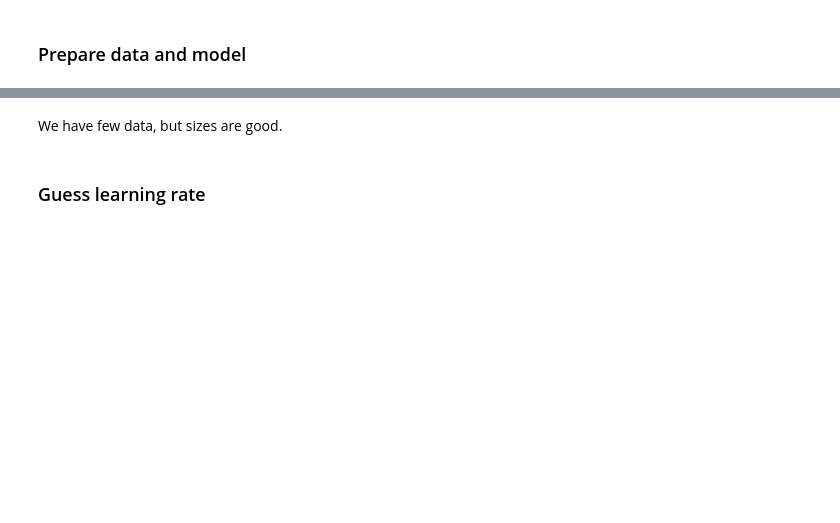
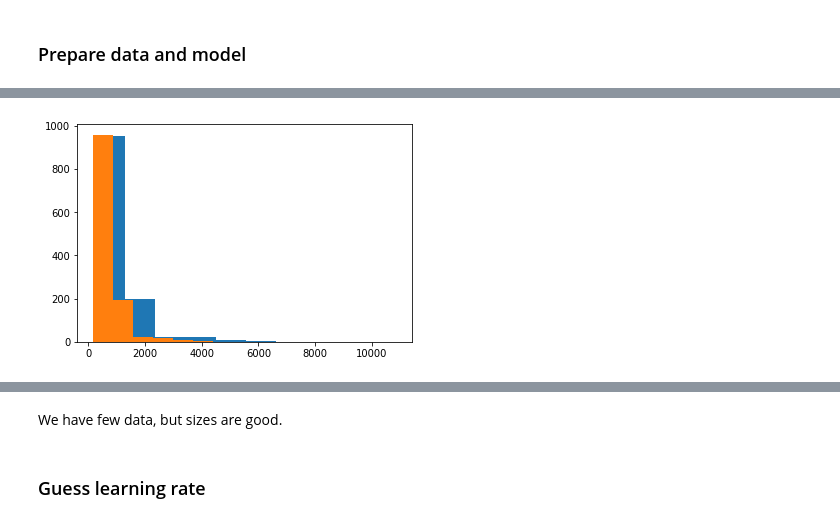
Before and after one commit to benoit-cty/deep_learning_tests, a Jupyter notebook: 011-Binary_Classification_747_vs_A380-full.ipynb, the cells around one changed output, grey strips where cells are left out. Drawn from its saved outputs; the diff is of its cells as text; code cells hidden in the pictures; blank space fills up the shorter version.

```diff
--- a/011-Binary_Classification_747_vs_A380-full.ipynb
+++ b/011-Binary_Classification_747_vs_A380-full.ipynb
@@ -117,7 +96,10 @@ How much input data do we get ?
 # %%
-# size_d = {k: PIL.Image.open(PATH+k).size for k in data.trn_ds.fnames}
-# row_sz, col_sz = list(zip(*size_d.values()))
-# row_sz = np.array(row_sz)
-# col_sz = np.array(col_sz)
-# plt.hist(row_sz);
-# plt.hist(col_sz);
+from PIL import Image
+size_d = {k: Image.open(k).size for k in data.train_ds.ds.x}
+row_sz, col_sz = list(zip(*size_d.values()))
+row_sz = np.array(row_sz)
+col_sz = np.array(col_sz)
+plt.hist(row_sz);
+plt.hist(col_sz);
+# %% [output]
+[figure, added]
```
Also changed, not shown: parts of 77 cells of this notebook.
